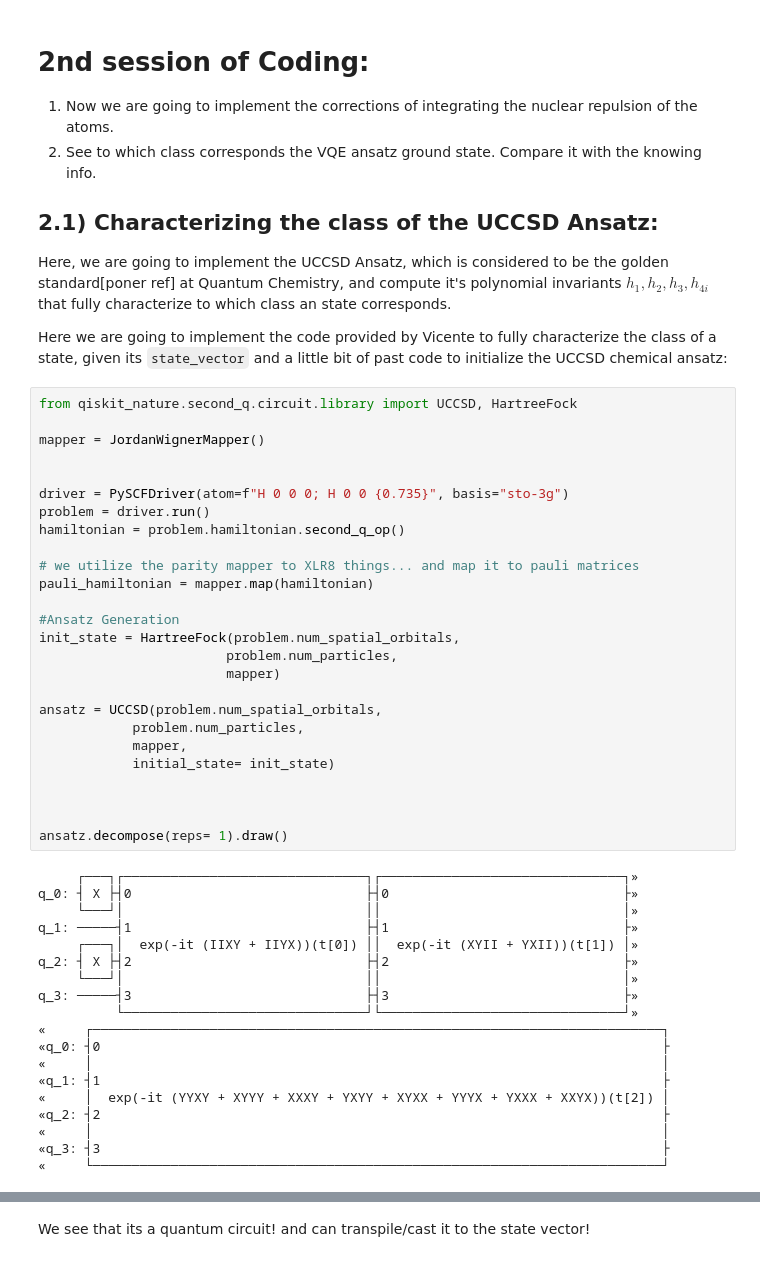
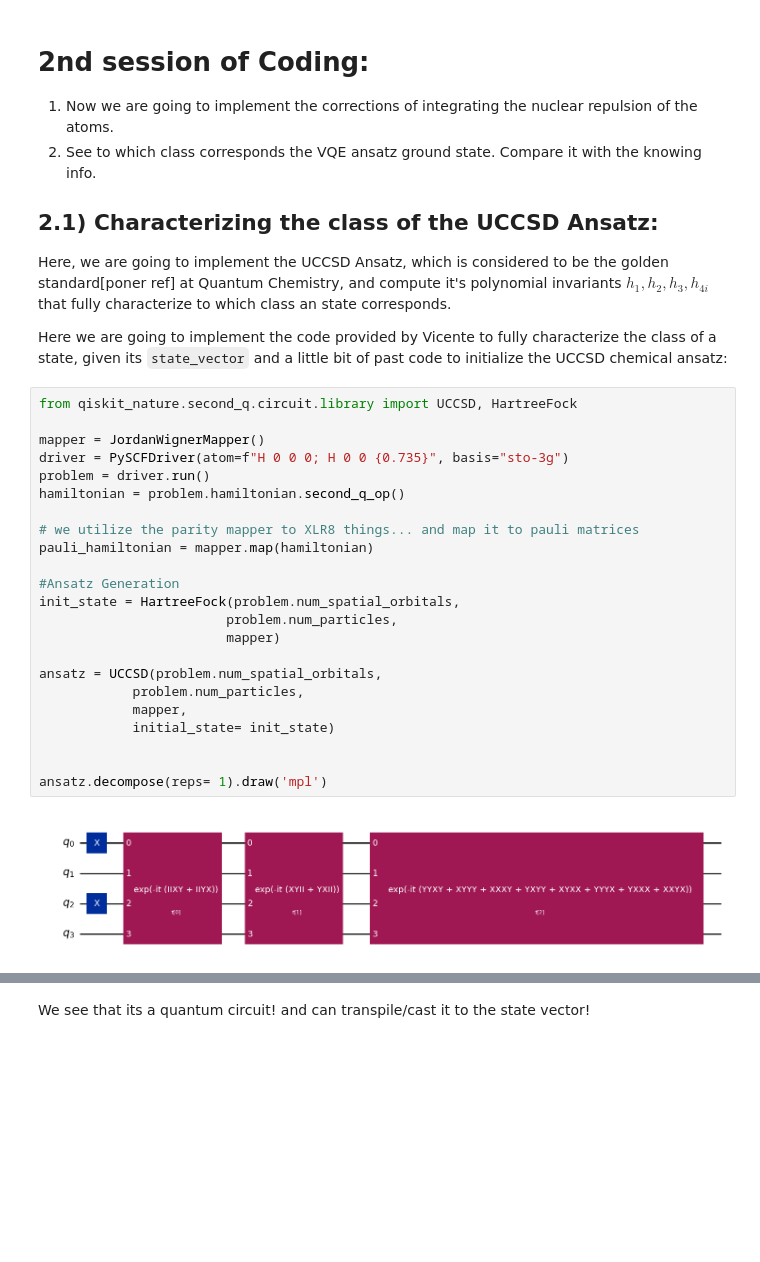
Before and after one commit to jervaal/Moleqlas---group-repo, a Jupyter notebook: study of entanglement class 4qubit.ipynb, the cells around one changed output, grey strips where cells are left out. Drawn from its saved outputs; the diff is of its cells as text; blank space fills up the shorter version.

```diff
--- a/study of entanglement class 4qubit.ipynb
+++ b/study of entanglement class 4qubit.ipynb
@@ -540,45 +519,25 @@ Here we are going to implement the code provided by Vicente to fully characteriz
 # %%
 from qiskit_nature.second_q.circuit.library import UCCSD, HartreeFock
 
 mapper = JordanWignerMapper()
-
-
 driver = PySCFDriver(atom=f"H 0 0 0; H 0 0 {0.735}", basis="sto-3g")
 problem = driver.run()
 hamiltonian = problem.hamiltonian.second_q_op()
 
 # we utilize the parity mapper to XLR8 things... and map it to pauli matrices
 pauli_hamiltonian = mapper.map(hamiltonian)
 
 #Ansatz Generation
 init_state = HartreeFock(problem.num_spatial_orbitals,
                         problem.num_particles,
                         mapper)
 
 ansatz = UCCSD(problem.num_spatial_orbitals,
             problem.num_particles,
             mapper,
             initial_state= init_state)
 
 
-
-ansatz.decompose(reps= 1).draw()
+ansatz.decompose(reps= 1).draw('mpl')
 # %% [output]
-     ┌───┐┌───────────────────────────────┐┌───────────────────────────────┐»
-q_0: ┤ X ├┤0                              ├┤0                              ├»
-     └───┘│                               ││                               │»
-q_1: ─────┤1                              ├┤1                              ├»
-     ┌───┐│  exp(-it (IIXY + IIYX))(t[0]) ││  exp(-it (XYII + YXII))(t[1]) │»
-q_2: ┤ X ├┤2                              ├┤2                              ├»
-     └───┘│                               ││                               │»
-q_3: ─────┤3                              ├┤3                              ├»
-          └───────────────────────────────┘└───────────────────────────────┘»
-«     ┌─────────────────────────────────────────────────────────────────────────┐
-«q_0: ┤0                                                                        ├
-«     │                                                                         │
-«q_1: ┤1                                                                        ├
-«     │  exp(-it (YYXY + XYYY + XXXY + YXYY + XYXX + YYYX + YXXX + XXYX))(t[2]) │
-«q_2: ┤2                                                                        ├
-«     │                                                                         │
-«q_3: ┤3                                                                        ├
-«     └─────────────────────────────────────────────────────────────────────────┘
+[figure, added]
```
Also changed, not shown: parts of 12 cells of this notebook, 3 other files.
